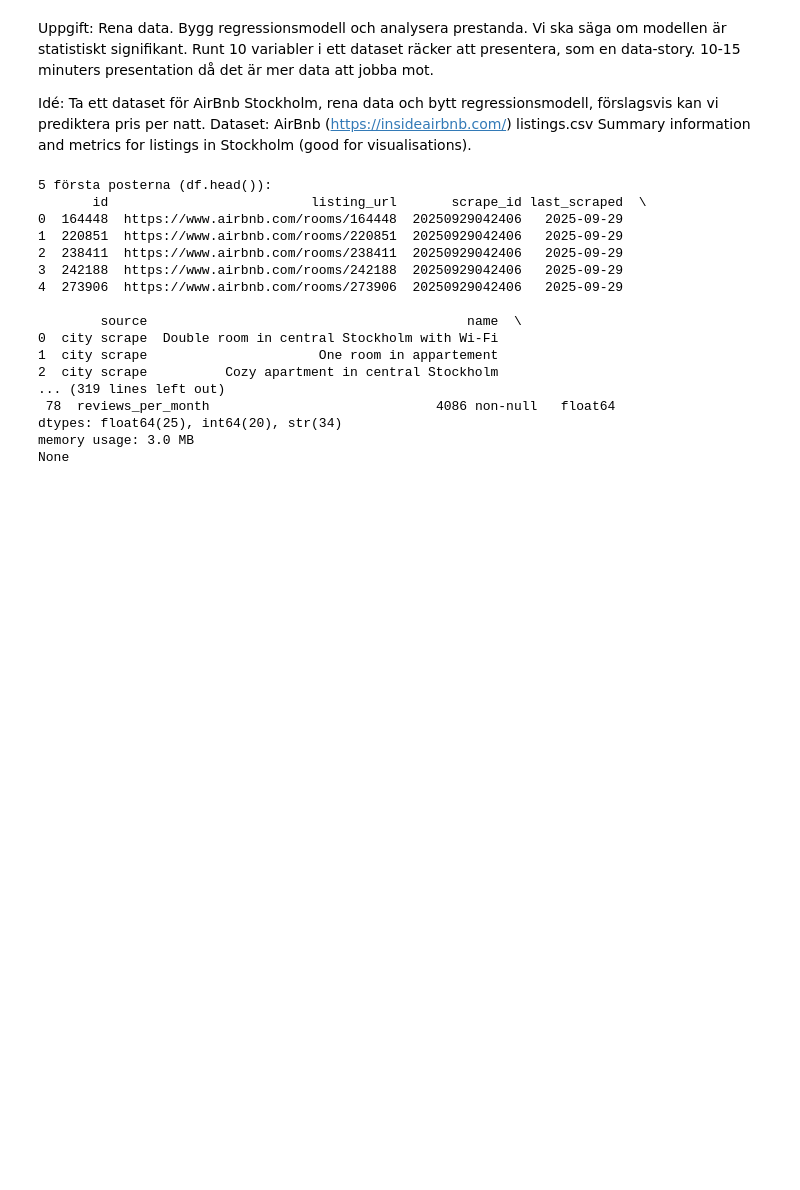
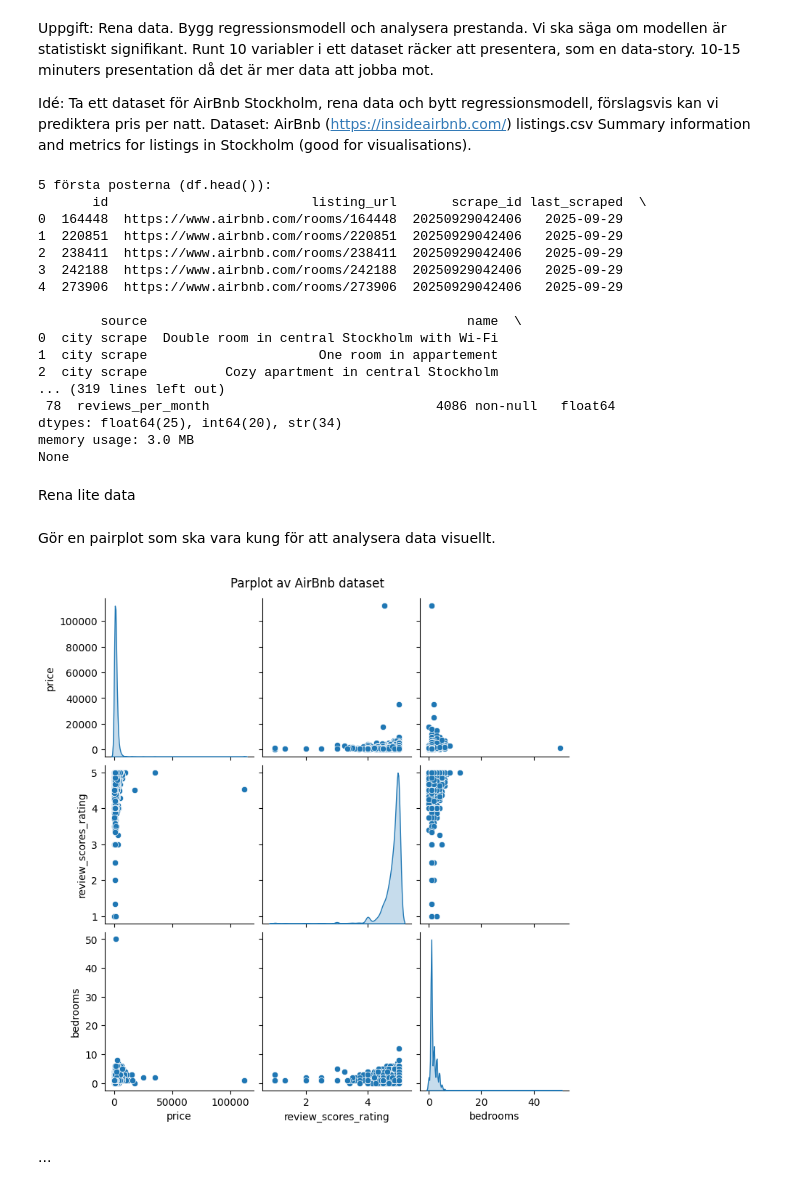
Before and after one commit to emilioano/AppliedAI, a Jupyter notebook: airbnb_prediction/airbnb.ipynb, the cells around one changed output. Saved outputs shown, nothing was run; the diff lists cells and outputs as text; code cells hidden in the pictures; blank space fills up the shorter version.

```diff
--- a/airbnb_prediction/airbnb.ipynb
+++ b/airbnb_prediction/airbnb.ipynb
@@ -44,3 +44,28 @@ print(df.info())
 dtypes: float64(25), int64(20), str(34)
 memory usage: 3.0 MB
 None
+# %% [markdown]
+Rena lite data
+# %%
+#Ändra price från str till int
+
+cleandf = df
+cleandf['price'] = cleandf['price'].str.replace('$','')
+cleandf['price'] = cleandf['price'].str.replace(',','')
+cleandf['price'] = cleandf['price'].astype(float)
+# %% [markdown]
+Gör en pairplot som ska vara kung för att analysera data visuellt.
+# %%
+import seaborn as sns
+import matplotlib.pyplot as plt
+
+cols = ['price','neighbourhood','review_scores_rating','room_type','bedrooms']
+
+pp = sns.pairplot(cleandf[cols], diag_kind='kde')
+pp.figure.suptitle('Parplot av AirBnb dataset', y=1.02)
+
+plt.show()
+# %% [output]
+[figure, added]
+# %% [markdown]
+...
```
